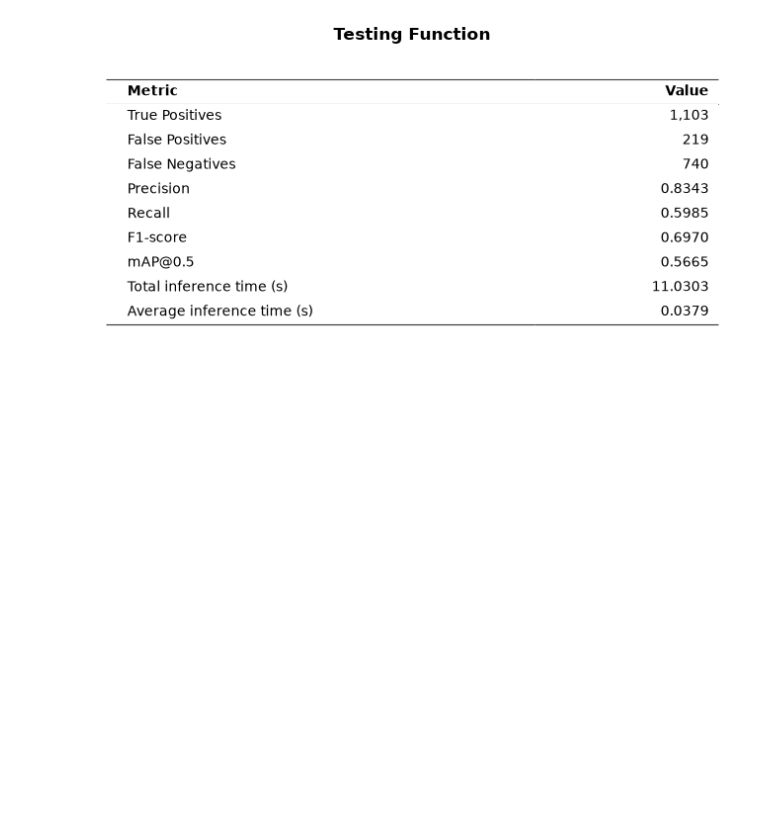
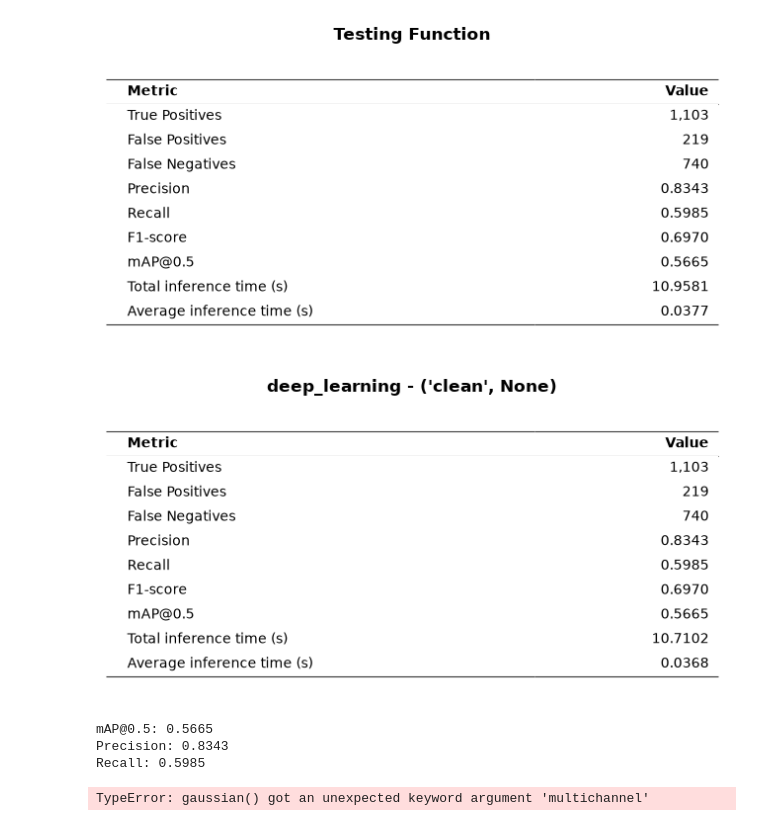
Before and after one commit to yuvran7700/basilisk, a Jupyter notebook: src/methods/deep_learning/deeplearning.ipynb, the cells around one changed output. Cells and saved outputs as stored; diff of their text form; code cells hidden in the pictures; blank space fills up the shorter version.

Commit message:
wiring up experiments, issue with corrupt lib

```diff
--- a/src/methods/deep_learning/deeplearning.ipynb
+++ b/src/methods/deep_learning/deeplearning.ipynb
@@ -11,6 +17,10 @@ val_dataset = load_dataset("val")
 
 detector = DeepLearningDetector()
 
+detectors = {
+    "deep_learning": detector
+}
+
 print(f"Loaded {len(val_dataset)} validation images")
 # %% [output]
 Loaded 291 validation images
@@ -20,3 +30,26 @@ evaluator = Evaluator(detector)
 results = evaluator.evaluate(val_dataset, title="Testing Function")
 # %% [output]
 [figure]
+# %%
+clean_experiment = CleanExperiment()
+
+clean_results = clean_experiment.run(
+    dataset=val_dataset,
+    detectors=detectors
+)
+# %% [output]
+[figure, added]
+# %%
+baseline = clean_results[0][("clean", None)]["deep_learning"]
+
+print(f"mAP@0.5: {baseline['map50']:.4f}")
+print(f"Precision: {baseline['precision']:.4f}")
+print(f"Recall: {baseline['recall']:.4f}")
+# %% [output]
+mAP@0.5: 0.5665
+Precision: 0.8343
+Recall: 0.5985
+# %%
+random_results = RandomSeverityExperiment(runs=3).run(val_dataset, detectors)
+# %% [output]
+TypeError: gaussian() got an unexpected keyword argument 'multichannel'
```
Also changed, not shown: parts of 1 cell of this notebook, 6 other files.
